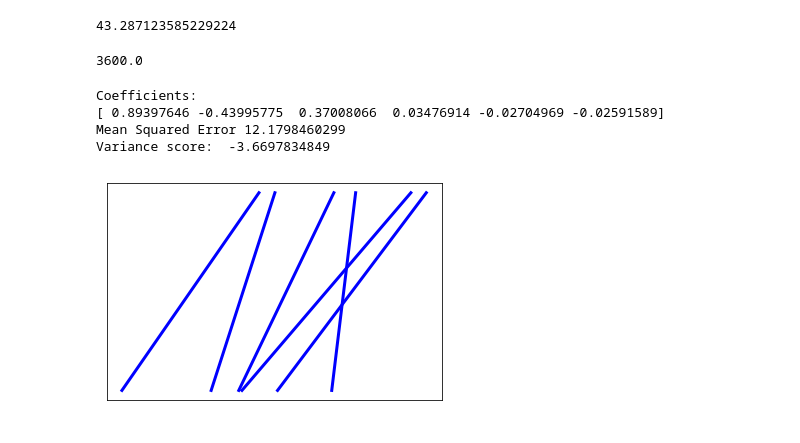
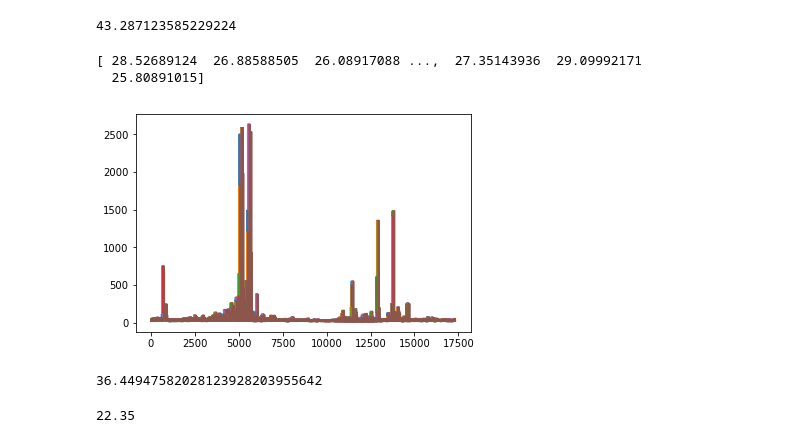
Before and after one commit to omalleyian/Energy-Market, a Jupyter notebook: python_scripts/mysql_util.ipynb, the cells around one changed output. Cells and saved outputs as stored; diff of their text form; code cells hidden in the pictures.

Commit message:
Start work on mean (constant) and random walk models

```diff
--- a/python_scripts/mysql_util.ipynb
+++ b/python_scripts/mysql_util.ipynb
@@ -106,44 +105,43 @@ plt.show()
 np.mean(price1)
 # %% [output]
 43.287123585229224
-# %%
-print hours[0].total_seconds()
-# %% [output]
-3600.0
 # %%
 #extend this to get prices at different lags e.g. k-1, k-2, k-3
 max_lag = 168
 p_t = prices1[max_lag:]
 X = []
 for k in np.arange(0, max_lag, 24):
     t_k = np.array(prices1[(max_lag-k):-k], dtype='float')
     X.append(t_k)
 X = np.swapaxes(np.array(X[1:]), 0, 1)
 Y = [float(i) for i in p_t]
 # use sklearn.LinearRegression to fit (X, Y)
 
-trainingX = X[:-2]
-testX = X[-2:]
+regr = linear_model.LinearRegression()
+regr.fit(X,Y)
 
-trainingY = Y[:-2]
-testY = Y[-2:]
-
-regr = linear_model.LinearRegression()
-regr.fit(trainingX, trainingY)
-
-print "Coefficients: \n", regr.coef_
-print "Mean Squared Error", np.mean((regr.predict(testX) - testY) ** 2)
-print "Variance score: ", regr.score(testX, testY)
-
-plt.plot(testX, regr.predict(testX), color='blue', linewidth=3)
-
-plt.xticks(())
-plt.yticks(())
-
+print regr.predict(X)
+plt.plot(X)
 plt.show()
 # %% [output]
-Coefficients:
-[ 0.89397646 -0.43995775  0.37008066  0.03476914 -0.02704969 -0.02591589]
-Mean Squared Error 12.1798460299
-Variance score:  -3.6697834849
+[ 28.52689124  26.88588505  26.08917088 ...,  27.35143936  29.09992171
+  25.80891015]
-[figure, old version]
+[figure, new version]
+# %%
+# Mean Model
+
+def mean_model(X):
+    return np.mean(X)
+
+print mean_model(prices1)
+# %% [output]
+36.44947582028123928203955642
+# %%
+# Random Walk Model
+
+def random_walk(X):
+    return X[-1]
+
+print random_walk(prices1)
+# %% [output]
+22.35
```
Also changed, not shown: parts of 5 cells of this notebook.
